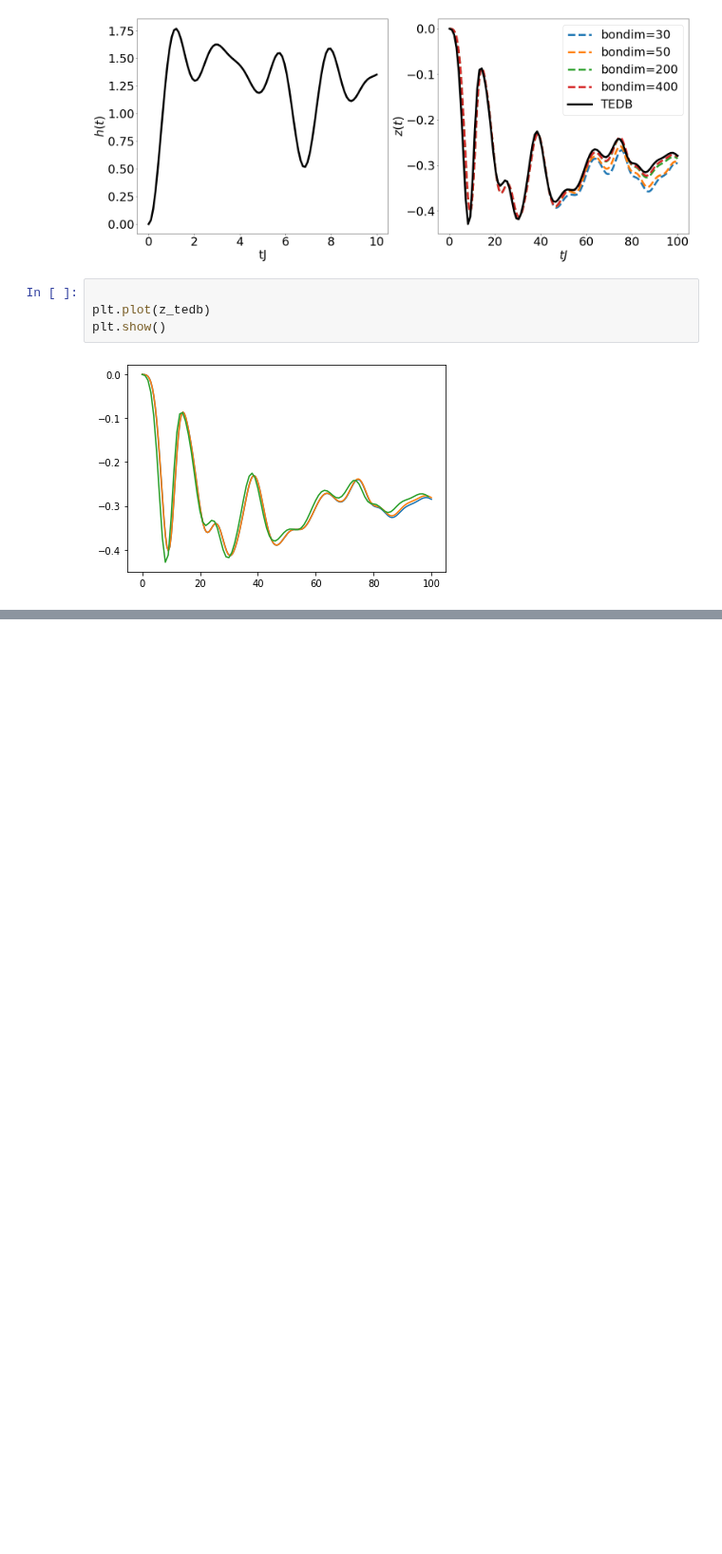
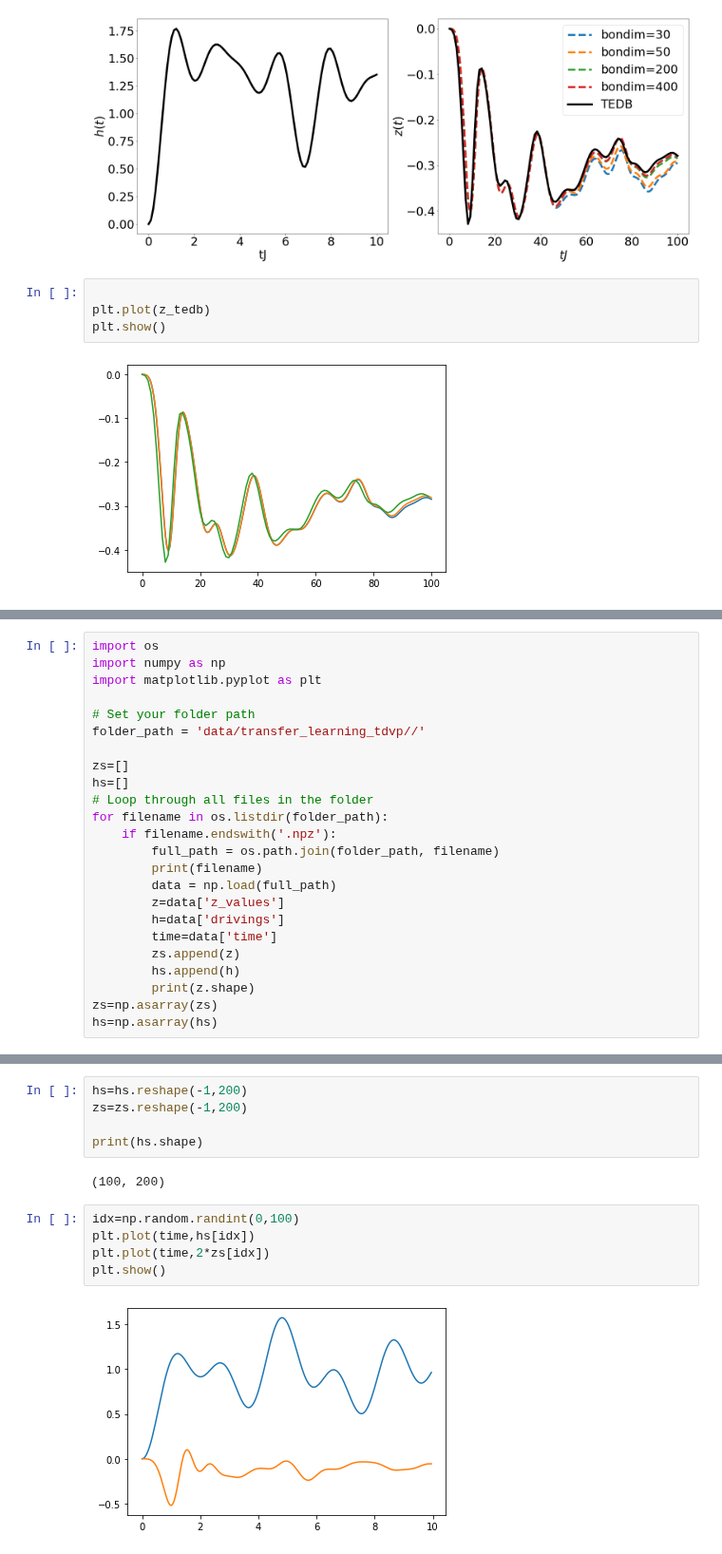
Before and after one commit to emacosta95/DL-VLM, a Jupyter notebook: TestTensorNetworkTechniques.ipynb, the cells around one changed output, grey strips where cells are left out. Shown at 95% size. Drawn from its saved outputs; the diff is of its cells as text; blank space fills up the shorter version.

```diff
--- a/TestTensorNetworkTechniques.ipynb
+++ b/TestTensorNetworkTechniques.ipynb
@@ -49,0 +61,24 @@ plt.show()
+# %%
+import os
+import numpy as np
+import matplotlib.pyplot as plt
+
+# Set your folder path
+folder_path = 'data/transfer_learning_tdvp//'
+
+zs=[]
+hs=[]
+# Loop through all files in the folder
+for filename in os.listdir(folder_path):
+    if filename.endswith('.npz'):
+        full_path = os.path.join(folder_path, filename)
+        print(filename)
+        data = np.load(full_path)
+        z=data['z_values']
+        h=data['drivings']
+        time=data['time']
+        zs.append(z)
+        hs.append(h)
+        print(z.shape)
+zs=np.asarray(zs)
+hs=np.asarray(hs)
@@ -49,0 +106,14 @@ plt.show()
+# %%
+hs=hs.reshape(-1,200)
+zs=zs.reshape(-1,200)
+
+print(hs.shape)
+# %% [output]
+(100, 200)
+# %%
+idx=np.random.randint(0,100)
+plt.plot(time,hs[idx])
+plt.plot(time,2*zs[idx])
+plt.show()
+# %% [output]
+[figure, added]
```
Also changed, not shown: parts of 3 cells of this notebook, 4 other files.
